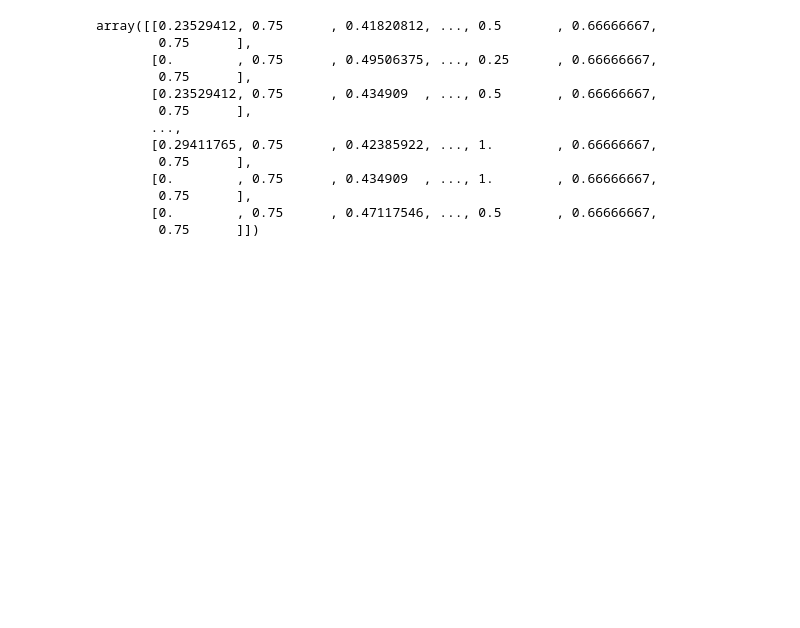
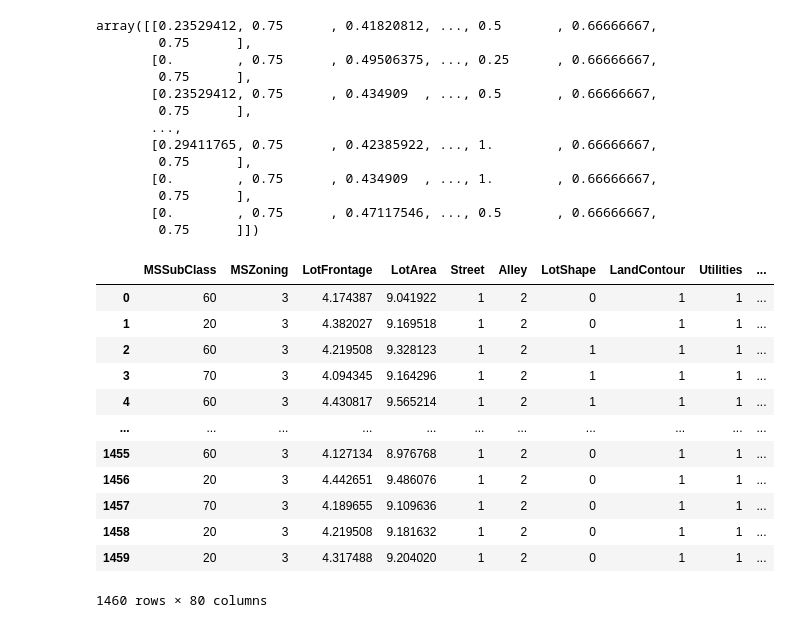
Before and after one commit to BibekRai44/Advanced-House-Price-Prediction, a Jupyter notebook: house-price-prediction.ipynb, the cells around one changed output. Drawn from its saved outputs; the diff is of its cells as text; code cells hidden in the pictures; blank space fills up the shorter version.

```diff
--- a/house-price-prediction.ipynb
+++ b/house-price-prediction.ipynb
@@ -807,0 +823,16 @@ array([[0.23529412, 0.75      , 0.41820812, ..., 0.5       , 0.66666667,
+# %%
+df
+# %% [output]
+|  | MSSubClass | MSZoning | LotFrontage | LotArea | Street | Alley | LotShape | LandContour | Utilities | ... |
+| 0 | 60 | 3 | 4.174387 | 9.041922 | 1 | 2 | 0 | 1 | 1 | ... |
+| 1 | 20 | 3 | 4.382027 | 9.169518 | 1 | 2 | 0 | 1 | 1 | ... |
+| 2 | 60 | 3 | 4.219508 | 9.328123 | 1 | 2 | 1 | 1 | 1 | ... |
+| 3 | 70 | 3 | 4.094345 | 9.164296 | 1 | 2 | 1 | 1 | 1 | ... |
+| 4 | 60 | 3 | 4.430817 | 9.565214 | 1 | 2 | 1 | 1 | 1 | ... |
+| ... | ... | ... | ... | ... | ... | ... | ... | ... | ... | ... |
+| 1455 | 60 | 3 | 4.127134 | 8.976768 | 1 | 2 | 0 | 1 | 1 | ... |
+| 1456 | 20 | 3 | 4.442651 | 9.486076 | 1 | 2 | 0 | 1 | 1 | ... |
+| 1457 | 70 | 3 | 4.189655 | 9.109636 | 1 | 2 | 0 | 1 | 1 | ... |
+| 1458 | 20 | 3 | 4.219508 | 9.181632 | 1 | 2 | 0 | 1 | 1 | ... |
+| 1459 | 20 | 3 | 4.317488 | 9.204020 | 1 | 2 | 0 | 1 | 1 | ... |
+1460 rows × 80 columns
```
Also changed, not shown: parts of 3 cells of this notebook.
